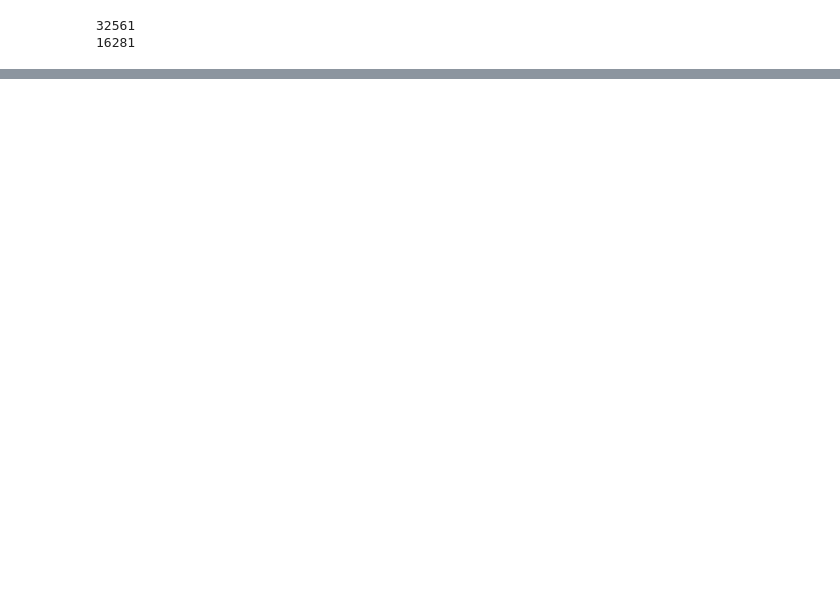
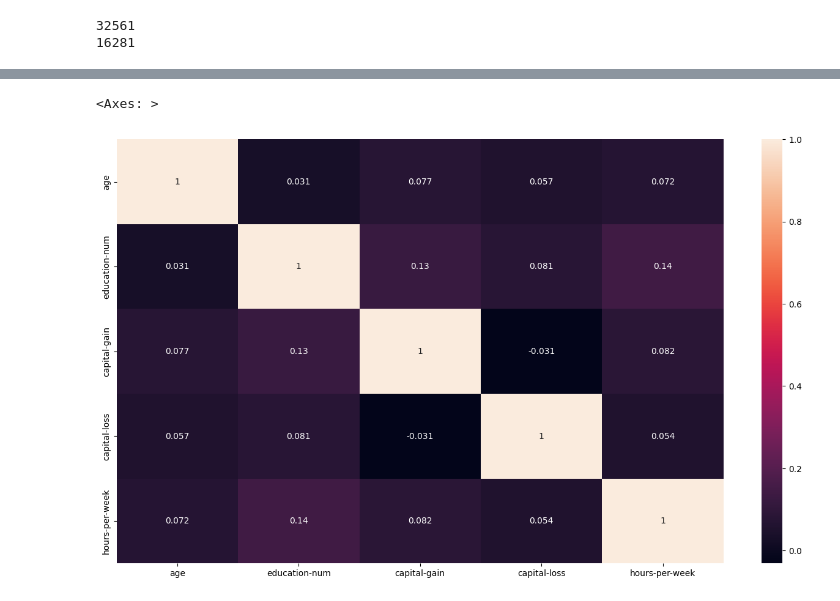
Before and after one commit to nhlong1512/IS252.N21, a Jupyter notebook: Lab3_Class_KTDL.ipynb, the cells around one changed output, grey strips where cells are left out. Saved outputs shown, nothing was run; the diff lists cells and outputs as text; code cells hidden in the pictures; blank space fills up the shorter version.

```diff
--- a/Lab3_Class_KTDL.ipynb
+++ b/Lab3_Class_KTDL.ipynb
@@ -40,3 +38,5 @@ print(count_test)
 # %% [output]
 32561
 16281
+# %%
+data = pd.concat([df_training, df_test], axis=0)
@@ -42,0 +63,7 @@ print(count_test)
+# %%
+#3
+plt.figure(figsize=(16,9))
+sns.heatmap(data.corr(method='pearson'), annot = True)
+# %% [output]
+<Axes: >
+[figure, added]
```
Also changed, not shown: parts of 2 cells of this notebook.
